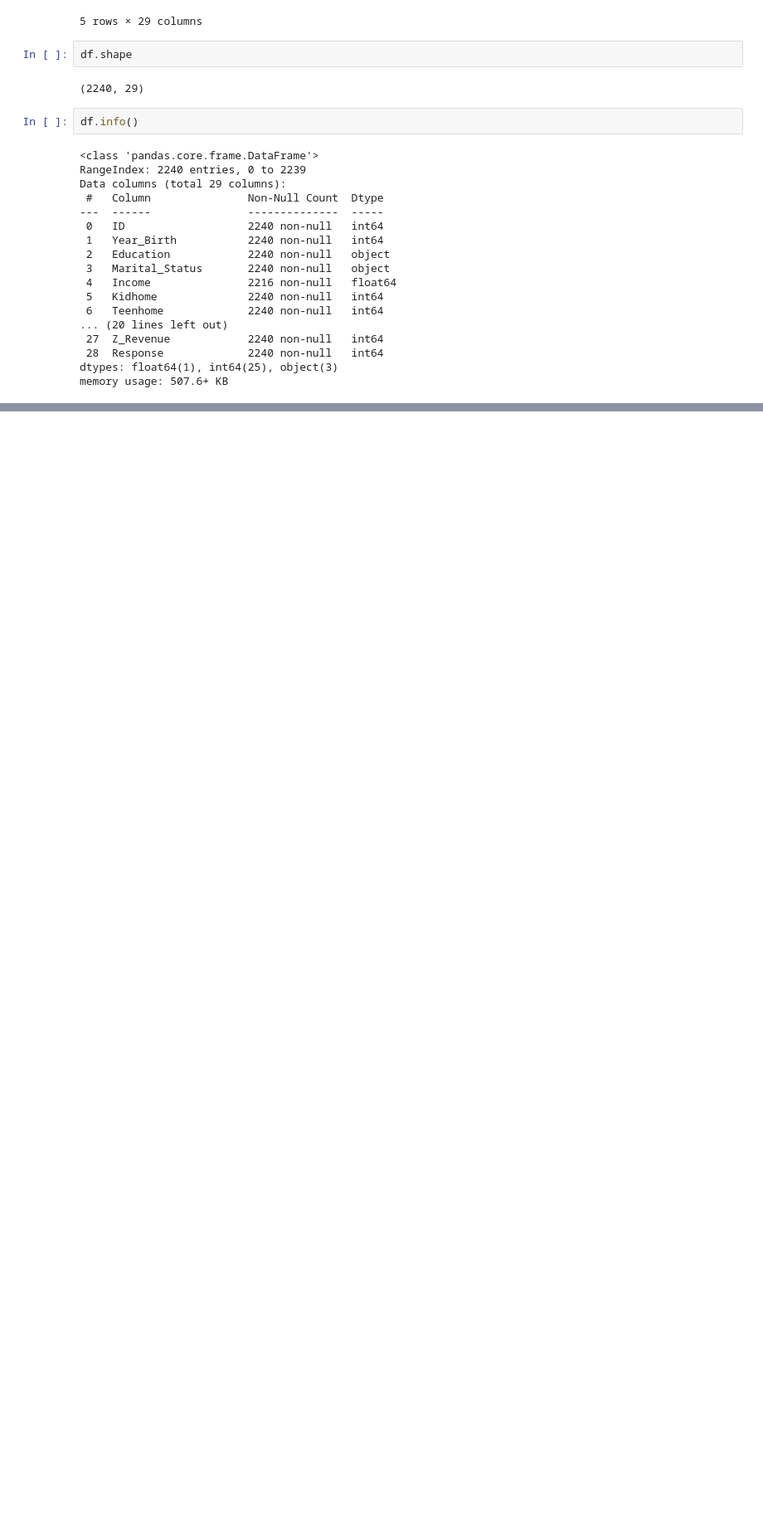
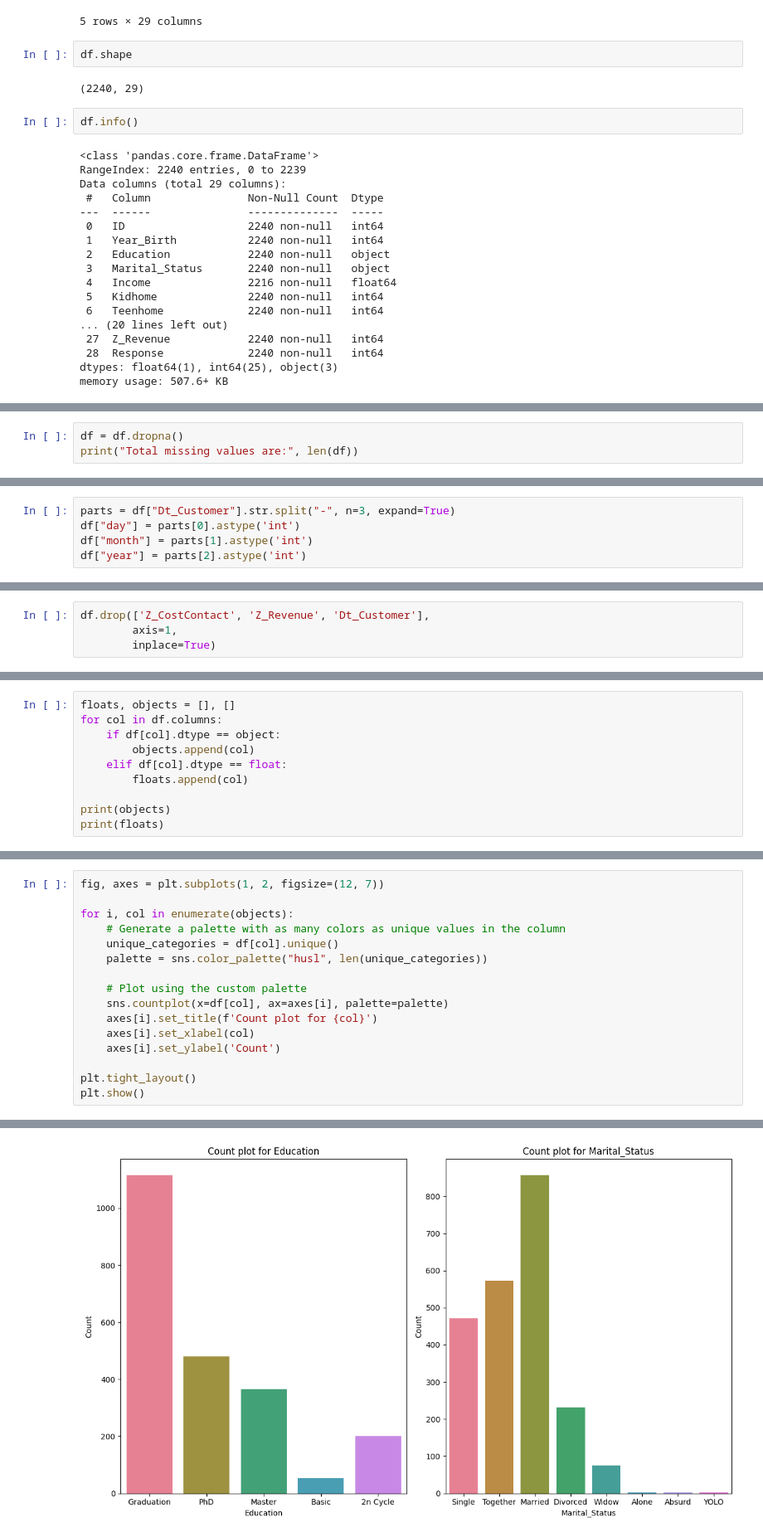
Before and after one commit to Arif-Badhon/Customer-Segmentation, a Jupyter notebook: analysis.ipynb, the cells around one changed output, grey strips where cells are left out. Shown: that part at 83% size. Saved outputs shown, nothing was run; the diff lists cells and outputs as text; blank space fills up the shorter version.

```diff
--- a/analysis.ipynb
+++ b/analysis.ipynb
@@ -58,0 +86,3 @@ memory usage: 507.6+ KB
+# %%
+df = df.dropna()
+print("Total missing values are:", len(df))
@@ -58,0 +111,5 @@ memory usage: 507.6+ KB
+# %%
+parts = df["Dt_Customer"].str.split("-", n=3, expand=True)
+df["day"] = parts[0].astype('int')
+df["month"] = parts[1].astype('int')
+df["year"] = parts[2].astype('int')
@@ -58,0 +132,4 @@ memory usage: 507.6+ KB
+# %%
+df.drop(['Z_CostContact', 'Z_Revenue', 'Dt_Customer'],
+        axis=1,
+        inplace=True)
@@ -58,0 +141,10 @@ memory usage: 507.6+ KB
+# %%
+floats, objects = [], []
+for col in df.columns:
+    if df[col].dtype == object:
+        objects.append(col)
+    elif df[col].dtype == float:
+        floats.append(col)
+
+print(objects)
+print(floats)
@@ -58,0 +154,17 @@ memory usage: 507.6+ KB
+# %%
+fig, axes = plt.subplots(1, 2, figsize=(12, 7))
+
+for i, col in enumerate(objects):
+    # Generate a palette with as many colors as unique values in the column
+    unique_categories = df[col].unique()
+    palette = sns.color_palette("husl", len(unique_categories))
+
+    # Plot using the custom palette
+    sns.countplot(x=df[col], ax=axes[i], palette=palette)
+    axes[i].set_title(f'Count plot for {col}')
+    axes[i].set_xlabel(col)
+    axes[i].set_ylabel('Count')
+
+plt.tight_layout()
+plt.show()
+# %% [output]
@@ -58,0 +178 @@ memory usage: 507.6+ KB
+[figure, added]
```
Also changed, not shown: parts of 11 cells of this notebook.
